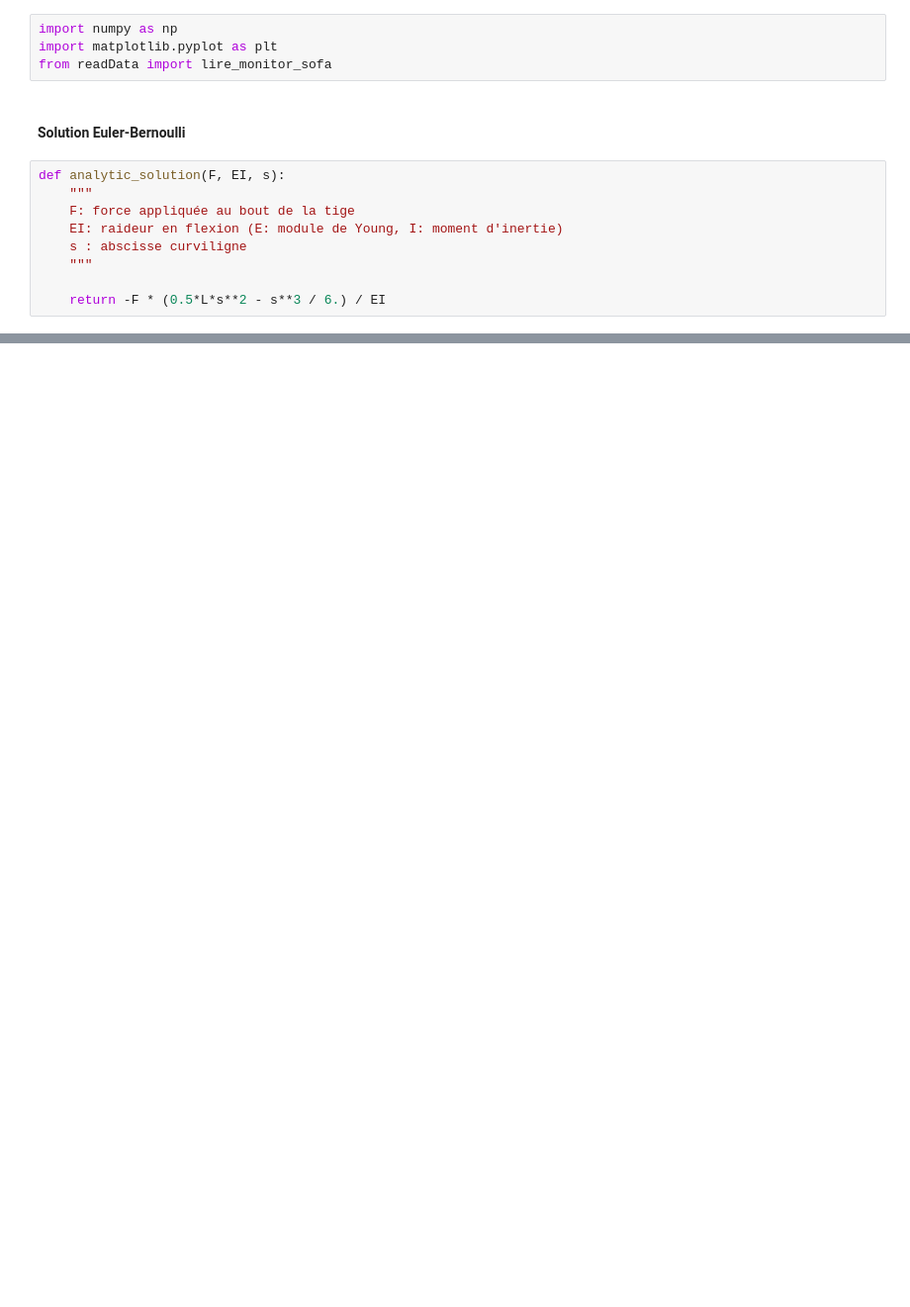
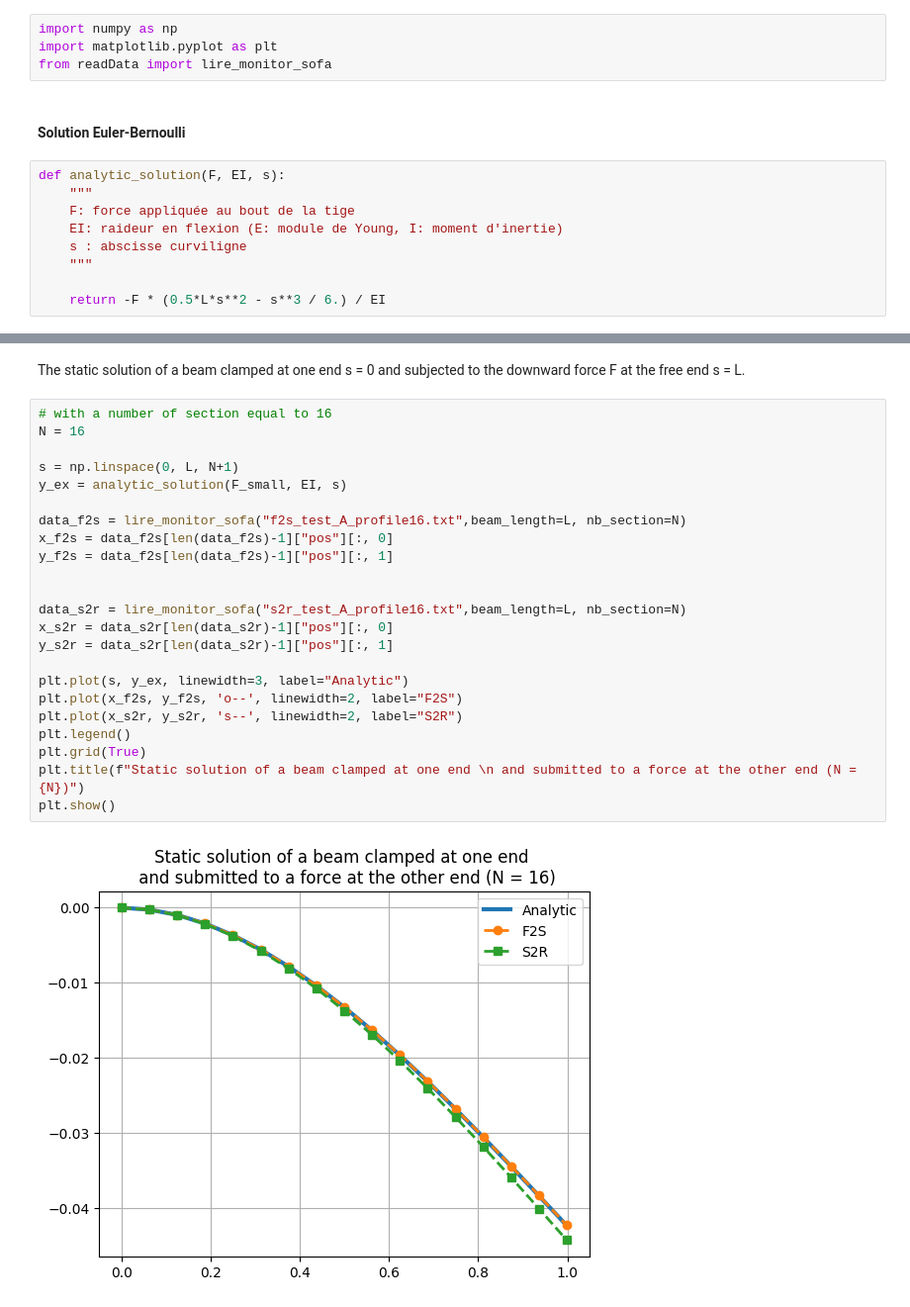
Before and after one commit to AppaSalif/Beam, a Jupyter notebook: convergence.ipynb, the cells around one changed output, grey strips where cells are left out. Shown at 99% size. Drawn from its saved outputs; the diff is of its cells as text; blank space fills up the shorter version.

```diff
--- a/convergence.ipynb
+++ b/convergence.ipynb
@@ -76,0 +98,28 @@ plt.show()
+# %% [markdown]
+The static solution of a beam clamped at one end s = 0
+and subjected to the downward force F at the free end s = L.
+# %%
+# with a number of section equal to 16
+N = 16
+
+s = np.linspace(0, L, N+1)
+y_ex = analytic_solution(F_small, EI, s)
+
+data_f2s = lire_monitor_sofa("f2s_test_A_profile16.txt",beam_length=L, nb_section=N)
+x_f2s = data_f2s[len(data_f2s)-1]["pos"][:, 0]
+y_f2s = data_f2s[len(data_f2s)-1]["pos"][:, 1]
+
+
+data_s2r = lire_monitor_sofa("s2r_test_A_profile16.txt",beam_length=L, nb_section=N)
+x_s2r = data_s2r[len(data_s2r)-1]["pos"][:, 0]
+y_s2r = data_s2r[len(data_s2r)-1]["pos"][:, 1]
+
+plt.plot(s, y_ex, linewidth=3, label="Analytic")
+plt.plot(x_f2s, y_f2s, 'o--', linewidth=2, label="F2S")
+plt.plot(x_s2r, y_s2r, 's--', linewidth=2, label="S2R")
+plt.legend()
+plt.grid(True)
+plt.title(f"Static solution of a beam clamped at one end \n and submitted to a force at the other end (N = {N})")
+plt.show()
+# %% [output]
+[figure, added]
```
Also changed, not shown: parts of 5 cells of this notebook.
